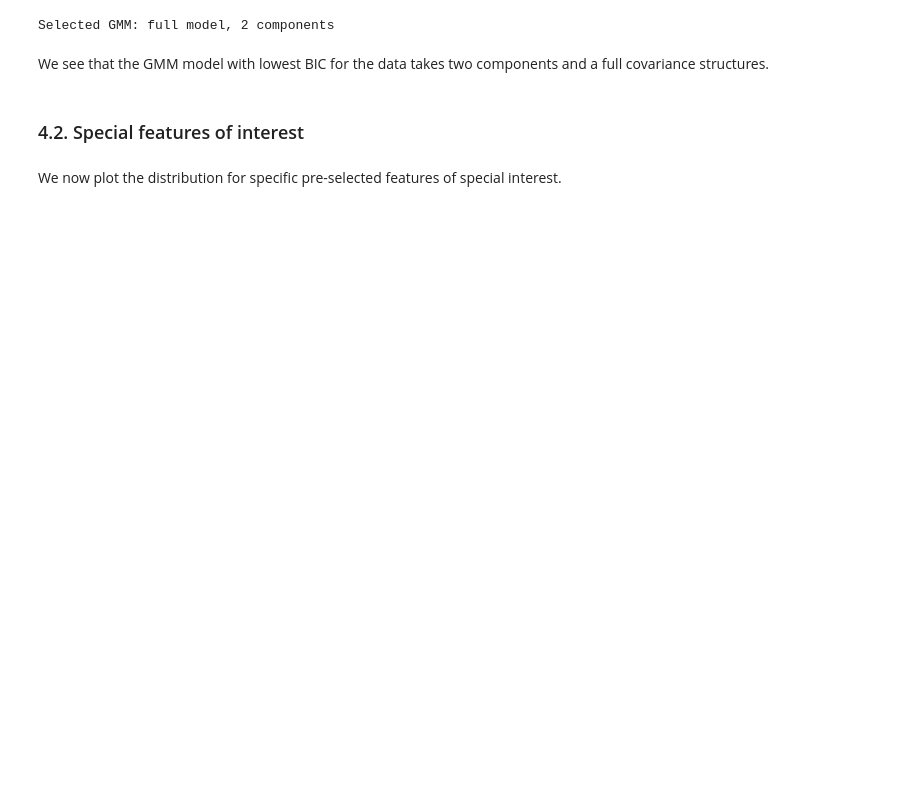
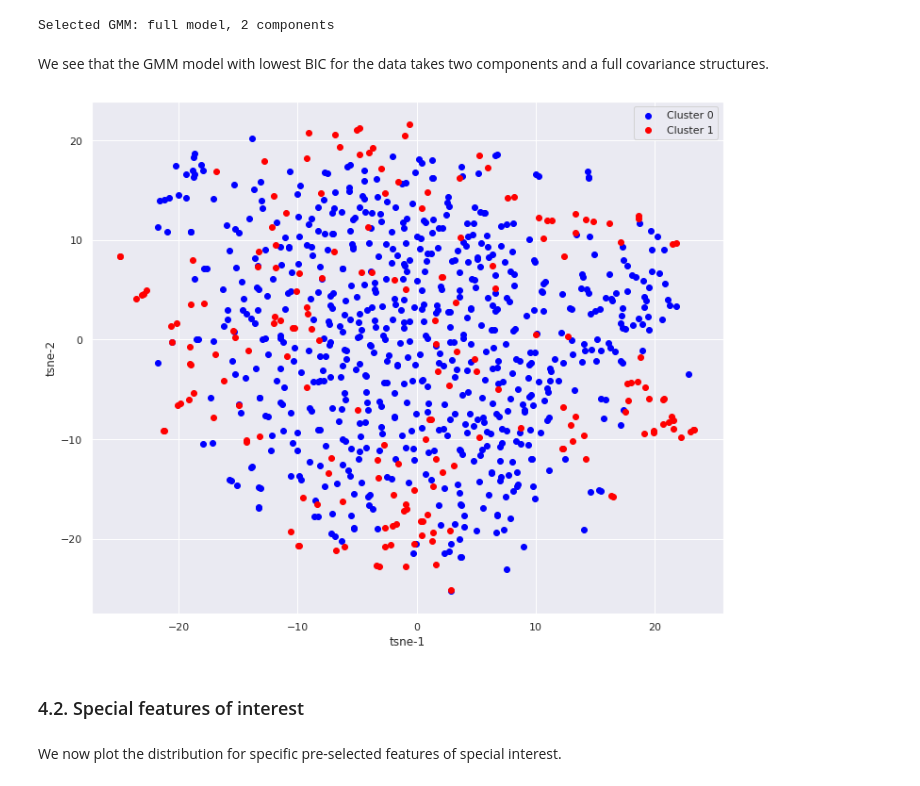
Before and after one commit to GVS-Lab/immune_cell_project, a Jupyter notebook: notebooks/tcell_analysis.ipynb, the cells around one changed output. Saved outputs shown, nothing was run; the diff lists cells and outputs as text; code cells hidden in the pictures; blank space fills up the shorter version.

```diff
--- a/notebooks/tcell_analysis.ipynb
+++ b/notebooks/tcell_analysis.ipynb
@@ -54,6 +55,7 @@ dapi_hp1_lamin_02_25_21_features_2d = pd.read_csv(root_dir+"dapi_hp1_lamin_02_25
 dapi_hp1_lamin_02_25_21_features_3d = pd.read_csv(root_dir+"dapi_hp1_lamin_02_25_21_features_3d.csv", index_col=0)
 dapi_hp1_lamin_02_25_21_features_3d.index = dapi_hp1_lamin_02_25_21_features_2d.index
 dapi_hp1_lamin_02_25_21_features = dapi_hp1_lamin_02_25_21_features_2d.join(dapi_hp1_lamin_02_25_21_features_3d, rsuffix="_3d")
+dapi_hp1_lamin_02_25_21_features["sample"] = np.repeat("1", len(dapi_hp1_lamin_02_25_21_features))
 dapi_hp1_lamin_02_25_21_features.head()
 # %% [output]
 |  | Avg_Curvature | Std_Curvature | nPolarity_changes | Max_posi_Curvature | Avg_posi_Curvature | ... |
@@ -274,6 +280,27 @@ print(f'Selected GMM: {best_gmm.covariance_type} model, '
 Selected GMM: full model, 2 components
 # %% [markdown]
 We see that the GMM model with lowest BIC for the data takes two components and a full covariance structures.
+# %%
+sns.set(style = "darkgrid")
+
+fig = plt.figure(figsize=[12,10])
+ax = fig.add_subplot(111)
+
+x = embedded_cleaned_data[:,0]
+y = embedded_cleaned_data[:,1]
+ax.set_xlabel("tsne-1")
+ax.set_ylabel("tsne-2")
+
+labels = best_gmm.predict(scaled_cleaned_all_data)
+colors = {0:"blue", 1:"red"}
+cs = np.vectorize(colors.get)(labels)
+
+scatter = ax.scatter(x[labels == 0], y[labels==0], c="blue", label="Cluster 0")
+scatter = ax.scatter(x[labels==1], y[labels==1], c="red", label="Cluster 1")
+ax.legend()
+plt.show()
+# %% [output]
+[figure, added]
 # %% [markdown]
 ### 4.2. Special features of interest
 # %% [markdown]
```
Also changed, not shown: parts of 13 cells of this notebook, 8 other files.
